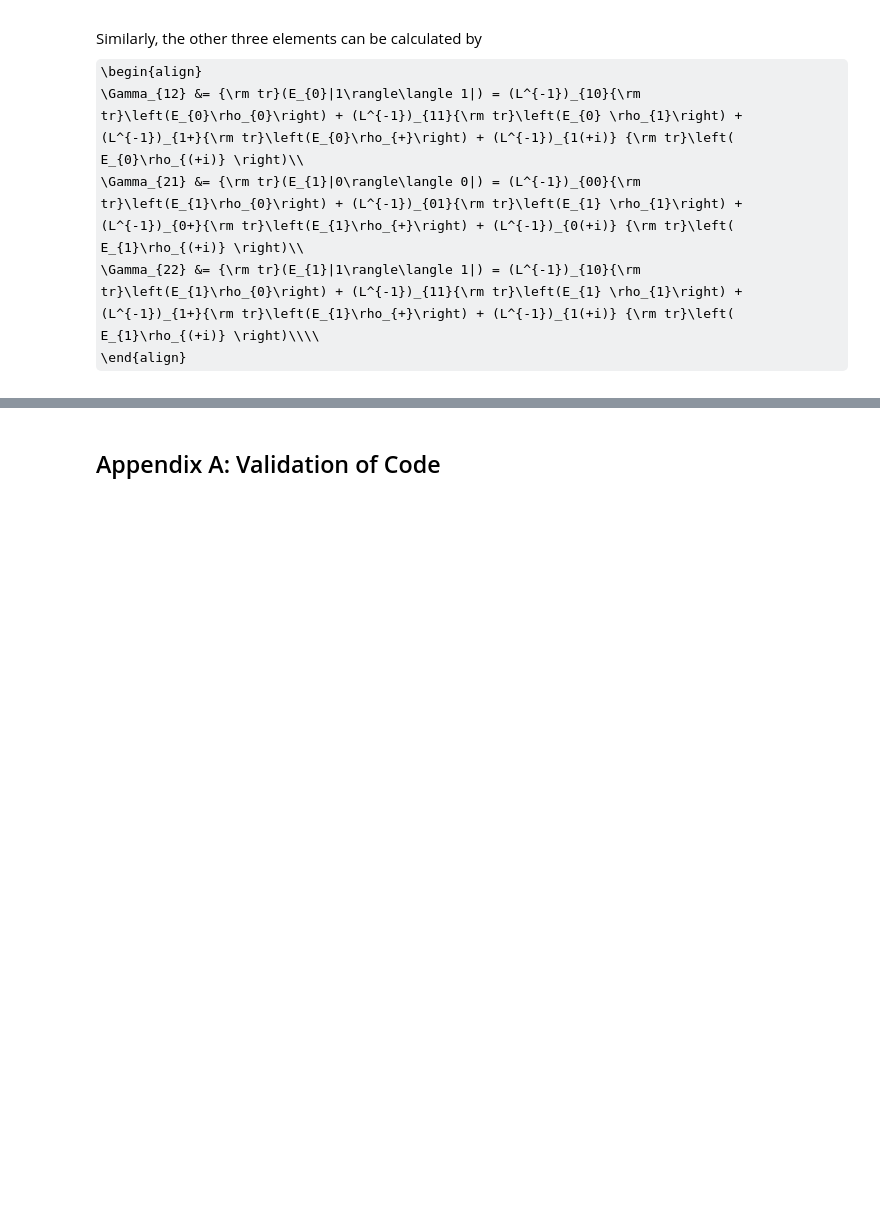
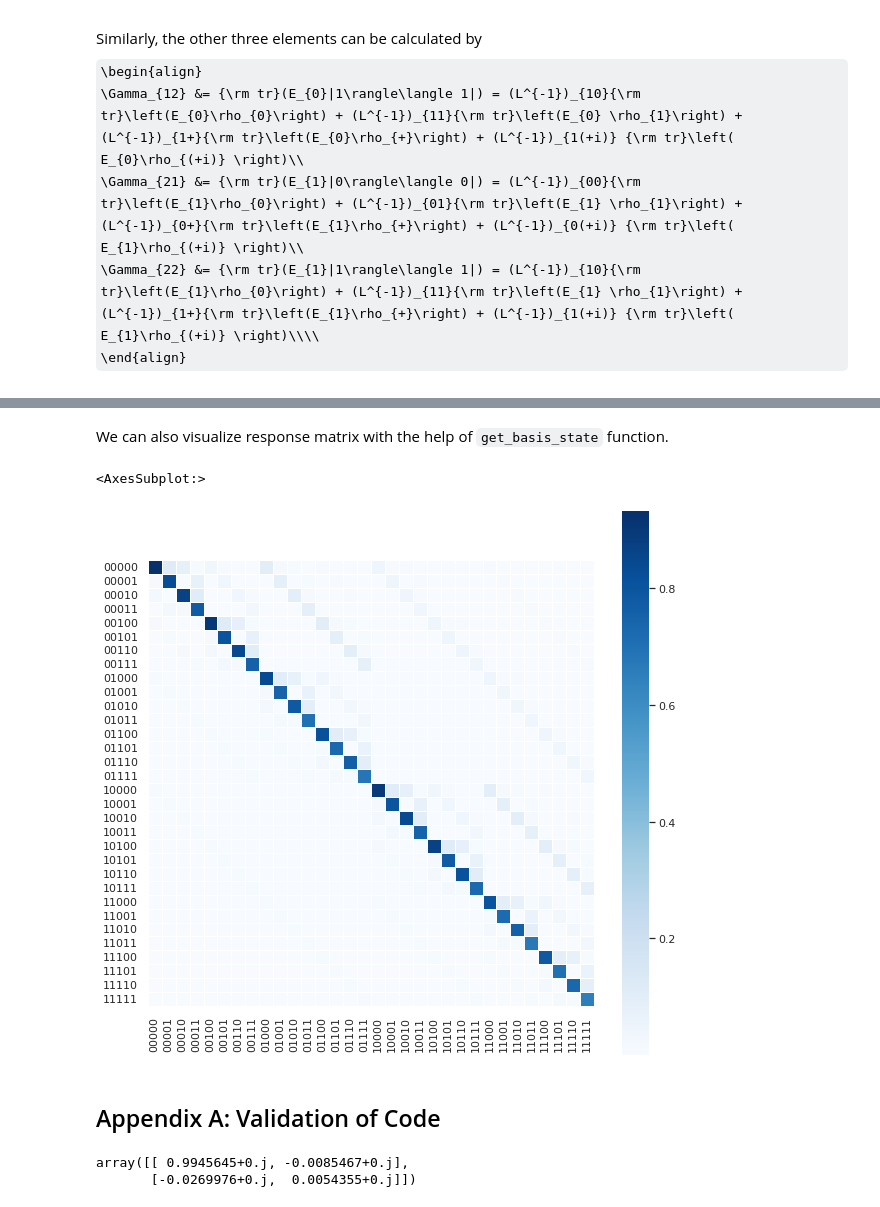
Before and after one commit to dawei-zh/research-mem, a Jupyter notebook: response/gamma-matrix.ipynb, the cells around one changed output, grey strips where cells are left out. Saved outputs shown, nothing was run; the diff lists cells and outputs as text; code cells hidden in the pictures; some formulas as TeX source; blank space fills up the shorter version.

```diff
--- a/response/gamma-matrix.ipynb
+++ b/response/gamma-matrix.ipynb
@@ -615,0 +624,4 @@ gamma4 = getGammaMatrix(matrixL, getZero, getOne)
+# %%
+nqubit = 5
+qubit = [gamma0, gamma1, gamma2, gamma3, gamma4]
+qubit
@@ -616,2 +639,46 @@ gamma4 = getGammaMatrix(matrixL, getZero, getOne)
+# %%
+for i in range(1, nqubit):
+    if i == 1:
+        matrixG = np.kron(qubit[i-1], qubit[i])
+    else:
+        matrixG = np.kron(matrixG, qubit[i])
+
+np.savetxt('./result/gamma.txt', matrixG)
+# %% [markdown]
+We can also visualize response matrix with the help of `get_basis_state` function.
+# %%
+def get_basis_state(nqubit):
+    if nqubit <= 0:
+        print("nqubit should be greater than 0")
+        return 0
+
+    if nqubit > 1:
+        tmp1 = ['0' + i for i in get_basis_state(nqubit-1)]
+        tmp2 = ['1' + i for i in get_basis_state(nqubit-1)]
+        return tmp1 + tmp2
+    if nqubit == 1:
+        return ['0', '1']
+# %%
+basis_state = get_basis_state(nqubit = 5)
+
+import seaborn as sns
+sns.set(rc={'axes.facecolor':'black', 'figure.facecolor':'white'})
+sns.set(rc = {'figure.figsize':(10,10)})
+sns.heatmap(
+    matrixG,
+    cmap=sns.color_palette("Blues", as_cmap=True),
+    linewidths=.5,
+    xticklabels = basis_state,
+    yticklabels = basis_state,
+    square = True
+)
+# %% [output]
+<AxesSubplot:>
+[figure, added]
 # %% [markdown]
 ## Appendix A: Validation of Code
+# %%
+getDenOper(rho0_GST)
+# %% [output]
+array([[ 0.9945645+0.j, -0.0085467+0.j],
+       [-0.0269976+0.j,  0.0054355+0.j]])
```
Also changed, not shown: parts of 16 cells of this notebook, 11 other files.
